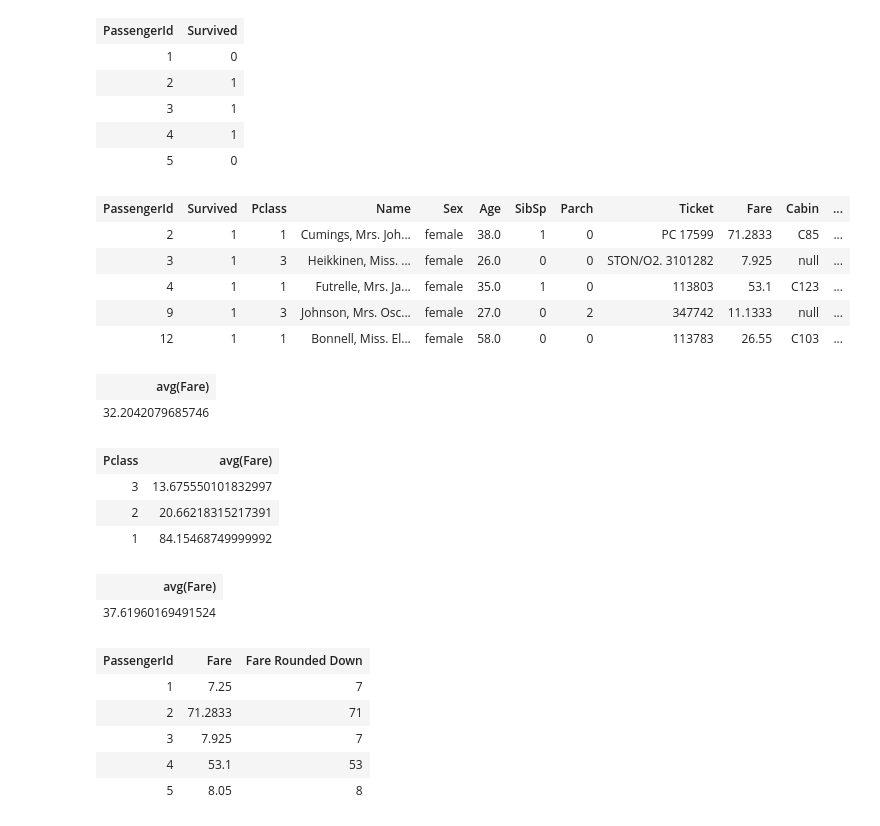
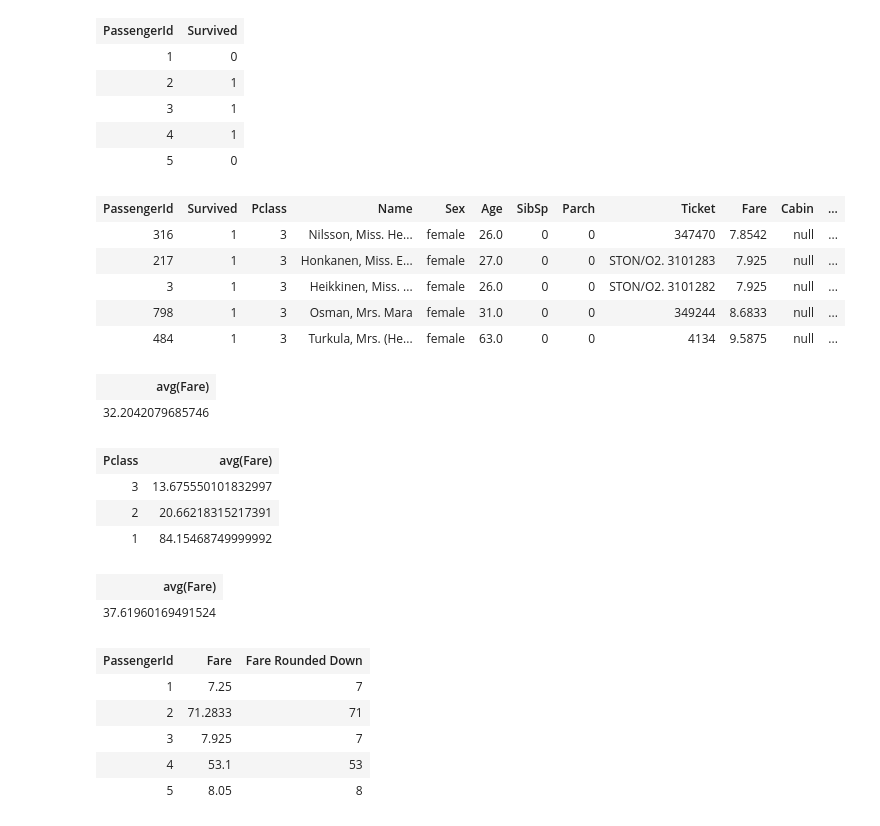
Before and after one commit to tvelichkovt/PySpark-DataFrame, a Jupyter notebook: PySpark DataFrame SQL Basics.ipynb, the cells around one changed output. Saved outputs shown, nothing was run; the diff lists cells and outputs as text; code cells hidden in the pictures.

```diff
--- a/PySpark DataFrame SQL Basics.ipynb
+++ b/PySpark DataFrame SQL Basics.ipynb
@@ -24,6 +24,6 @@ from google.colab import files
 
 # Download the dataset from here (https://raw.githubusercontent.com/datasciencedojo/datasets/master/titanic.csv) and keep it somewhere on your computer. Load the dataset into your Colab directory from your local system:
 files.upload()
-titanic_df = spark.read.csv("titanic.csv", header=True, inferSchema=True)
+df = spark.read.csv("titanic.csv", header=True, inferSchema=True)
 # %% [output]
 [interactive output not drawn]
@@ -84,32 +98,36 @@ titanic_df.select('PassengerId', 'Survived').limit(5)
 | 3 | 1 |
 | 4 | 1 |
 | 5 | 0 |
-# %%
-titanic_df.where((titanic_df.Age > 25) & (titanic_df.Survived == 1)).limit(5)
-# %% [output]
-| PassengerId | Survived | Pclass | Name | Sex | Age | SibSp | Parch | Ticket | Fare | Cabin | ... |
-| 2 | 1 | 1 | Cumings, Mrs. Joh... | female | 38.0 | 1 | 0 | PC 17599 | 71.2833 | C85 | ... |
-| 3 | 1 | 3 | Heikkinen, Miss. ... | female | 26.0 | 0 | 0 | STON/O2. 3101282 | 7.925 | null | ... |
-| 4 | 1 | 1 | Futrelle, Mrs. Ja... | female | 35.0 | 1 | 0 | 113803 | 53.1 | C123 | ... |
-| 9 | 1 | 3 | Johnson, Mrs. Osc... | female | 27.0 | 0 | 2 | 347742 | 11.1333 | null | ... |
-| 12 | 1 | 1 | Bonnell, Miss. El... | female | 58.0 | 0 | 0 | 113783 | 26.55 | C103 | ... |
+# %%
+# Females with age more than 25yrs who survived and not from 1st class ordered by theor ticket price ascending
+
+df.where((df.Age > 25) & (df.Survived == 1) & (df.Sex != "male") & (df.Pclass != 1)).orderBy(df.Fare).limit(5)
+# %% [output]
+| PassengerId | Survived | Pclass | Name | Sex | Age | SibSp | Parch | Ticket | Fare | Cabin | ... |
+| 316 | 1 | 3 | Nilsson, Miss. He... | female | 26.0 | 0 | 0 | 347470 | 7.8542 | null | ... |
+| 217 | 1 | 3 | Honkanen, Miss. E... | female | 27.0 | 0 | 0 | STON/O2. 3101283 | 7.925 | null | ... |
+| 3 | 1 | 3 | Heikkinen, Miss. ... | female | 26.0 | 0 | 0 | STON/O2. 3101282 | 7.925 | null | ... |
+| 798 | 1 | 3 | Osman, Mrs. Mara | female | 31.0 | 0 | 0 | 349244 | 8.6833 | null | ... |
+| 484 | 1 | 3 | Turkula, Mrs. (He... | female | 63.0 | 0 | 0 | 4134 | 9.5875 | null | ... |
+# %%
+# Average price of the tickets
+
+df.agg({'Fare':'avg'})
+# %% [output]
+| avg(Fare) |
+| 32.2042079685746 |
+# %%
+df.groupBy('Pclass').agg({'Fare':'avg'}).orderBy('Pclass', ascending=False)
+# %% [output]
+| Pclass | avg(Fare) |
+| 3 | 13.675550101832997 |
+| 2 | 20.66218315217391 |
+| 1 | 84.15468749999992 |
 # %%
-titanic_df.agg({'Fare':'avg'})
+df.filter(df.Age > 25).agg({'Fare':'avg'})
 # %% [output]
 | avg(Fare) |
-| 32.2042079685746 |
+| 37.61960169491524 |
-# %%
-titanic_df.groupBy('Pclass').agg({'Fare':'avg'}).orderBy('Pclass', ascending=False)
-# %% [output]
-| Pclass | avg(Fare) |
-| 3 | 13.675550101832997 |
-| 2 | 20.66218315217391 |
-| 1 | 84.15468749999992 |
-# %%
-titanic_df.filter(titanic_df.Age > 25).agg({'Fare':'avg'})
-# %% [output]
-| avg(Fare) |
-| 37.61960169491524 |
 # %%
 from pyspark.sql.types import IntegerType
 from pyspark.sql.functions import udf
```
Also changed, not shown: parts of 12 cells of this notebook.
